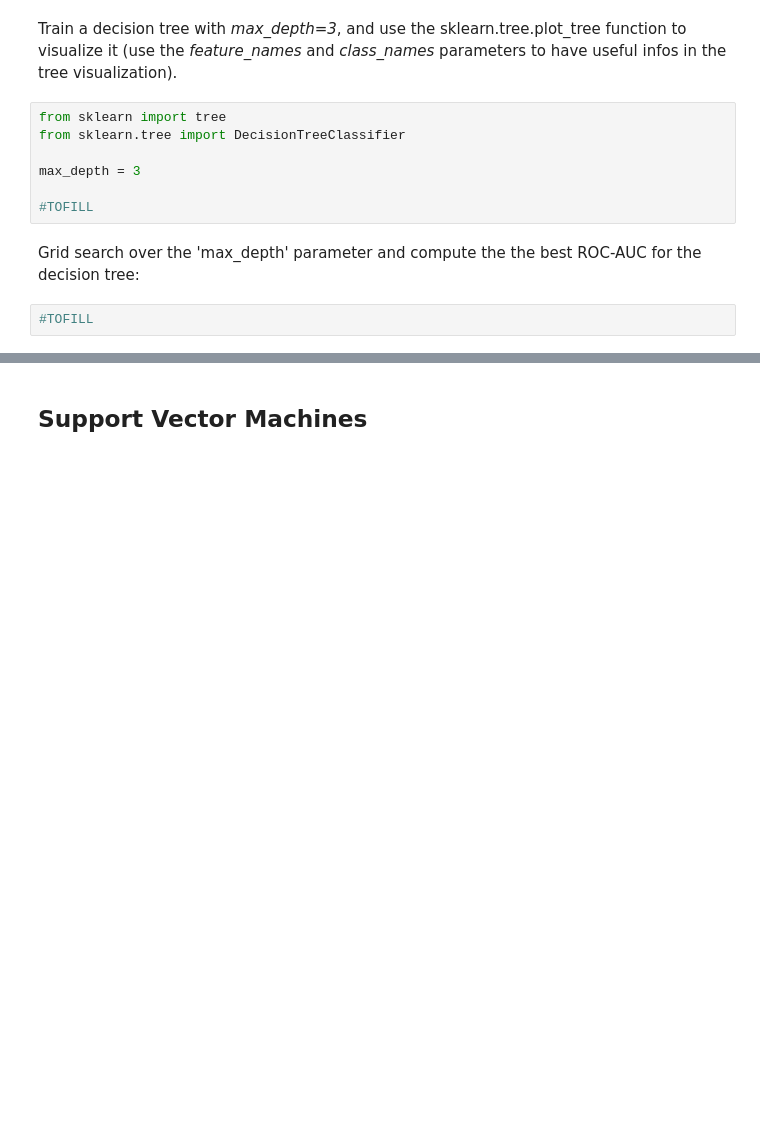
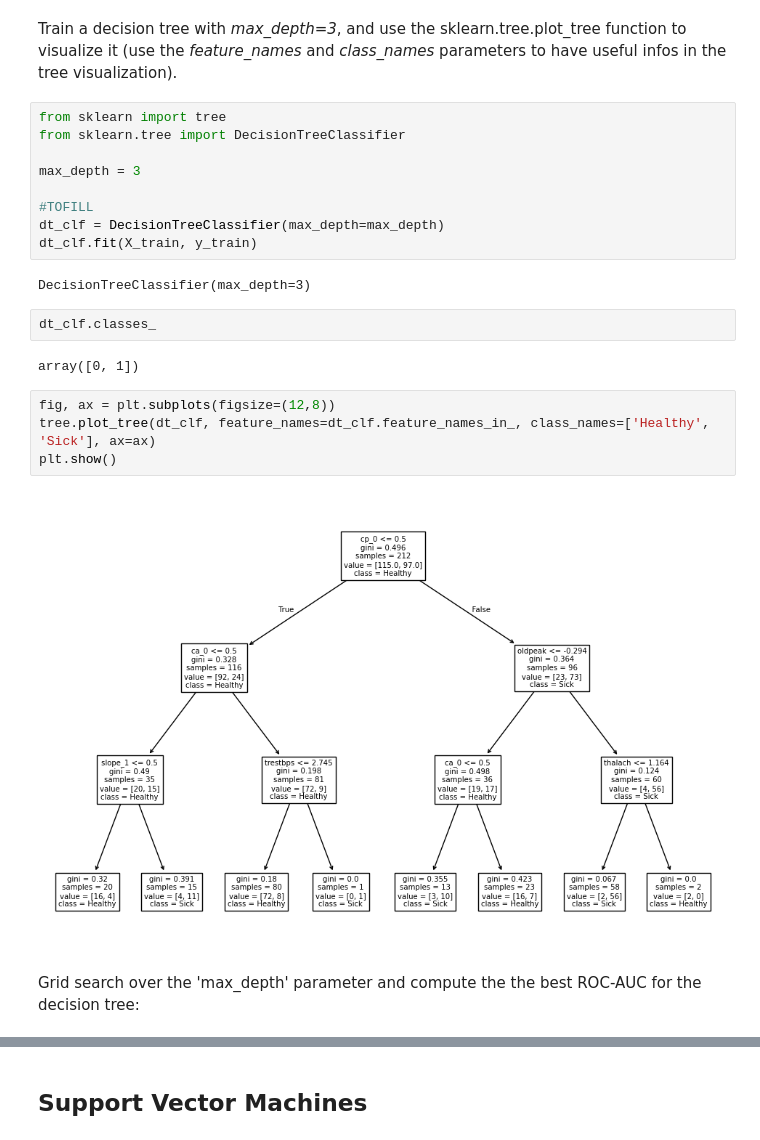
Before and after one commit to clarka34/12_machine_learning, a Jupyter notebook: ML2 - Classification et Clustering/ML2.1_classification_intro/notebooks/Machine_Learning_2.1_Classification.ipynb, the cells around one changed output, grey strips where cells are left out. Drawn from its saved outputs; the diff is of its cells as text; blank space fills up the shorter version.

```diff
--- a/ML2 - Classification et Clustering/ML2.1_classification_intro/notebooks/Machine_Learning_2.1_Classification.ipynb
+++ b/ML2 - Classification et Clustering/ML2.1_classification_intro/notebooks/Machine_Learning_2.1_Classification.ipynb
@@ -642,7 +807,19 @@ from sklearn.tree import DecisionTreeClassifier
 max_depth = 3
 
 #TOFILL
+dt_clf = DecisionTreeClassifier(max_depth=max_depth)
+dt_clf.fit(X_train, y_train)
+# %% [output]
+DecisionTreeClassifier(max_depth=3)
+# %%
+dt_clf.classes_
+# %% [output]
+array([0, 1])
+# %%
+fig, ax = plt.subplots(figsize=(12,8))
+tree.plot_tree(dt_clf, feature_names=dt_clf.feature_names_in_, class_names=['Healthy', 'Sick'], ax=ax)
+plt.show()
+# %% [output]
+[figure, added]
 # %% [markdown]
 Grid search over the 'max_depth' parameter and compute the the best ROC-AUC for the decision tree:
-# %%
-#TOFILL
```
Also changed, not shown: parts of 38 cells of this notebook.
